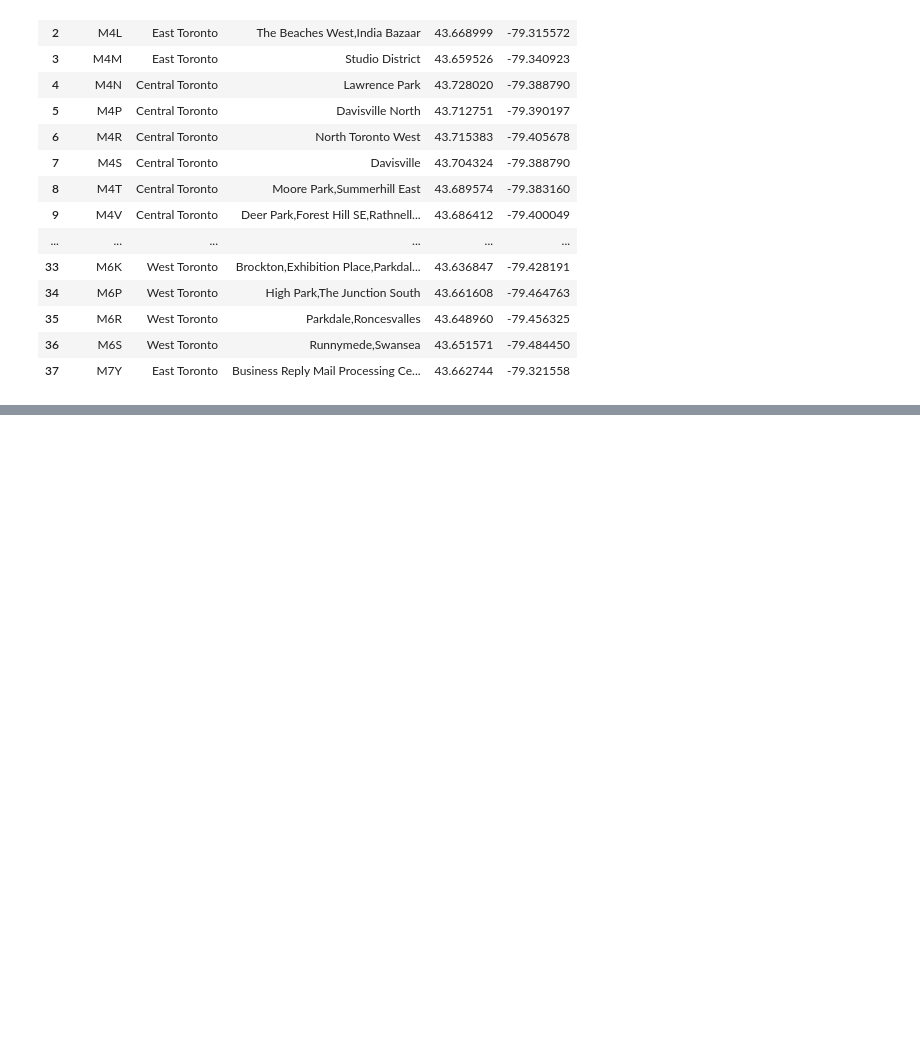
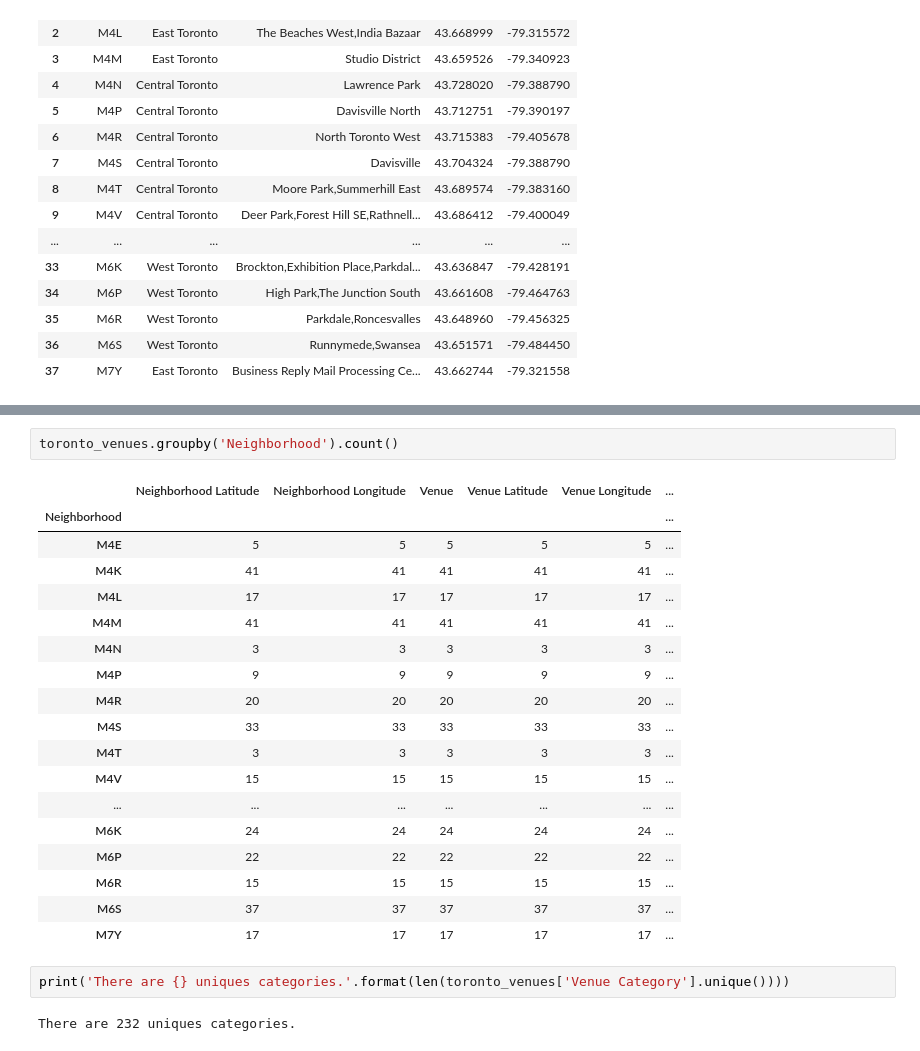
Before and after one commit to mjzalewski/Coursera_Capstone, a Jupyter notebook: Segmenting_Toronto.ipynb, the cells around one changed output, grey strips where cells are left out. Cells and saved outputs as stored; diff of their text form; blank space fills up the shorter version.

```diff
--- a/Segmenting_Toronto.ipynb
+++ b/Segmenting_Toronto.ipynb
@@ -170,0 +283,25 @@ df_toronto
+# %%
+toronto_venues.groupby('Neighborhood').count()
+# %% [output]
+|  | Neighborhood Latitude | Neighborhood Longitude | Venue | Venue Latitude | Venue Longitude | ... |
+| Neighborhood |  |  |  |  |  | ... |
+| M4E | 5 | 5 | 5 | 5 | 5 | ... |
+| M4K | 41 | 41 | 41 | 41 | 41 | ... |
+| M4L | 17 | 17 | 17 | 17 | 17 | ... |
+| M4M | 41 | 41 | 41 | 41 | 41 | ... |
+| M4N | 3 | 3 | 3 | 3 | 3 | ... |
+| M4P | 9 | 9 | 9 | 9 | 9 | ... |
+| M4R | 20 | 20 | 20 | 20 | 20 | ... |
+| M4S | 33 | 33 | 33 | 33 | 33 | ... |
+| M4T | 3 | 3 | 3 | 3 | 3 | ... |
+| M4V | 15 | 15 | 15 | 15 | 15 | ... |
+| ... | ... | ... | ... | ... | ... | ... |
+| M6K | 24 | 24 | 24 | 24 | 24 | ... |
+| M6P | 22 | 22 | 22 | 22 | 22 | ... |
+| M6R | 15 | 15 | 15 | 15 | 15 | ... |
+| M6S | 37 | 37 | 37 | 37 | 37 | ... |
+| M7Y | 17 | 17 | 17 | 17 | 17 | ... |
+# %%
+print('There are {} uniques categories.'.format(len(toronto_venues['Venue Category'].unique())))
+# %% [output]
+There are 232 uniques categories.
```
Also changed, not shown: parts of 40 cells of this notebook.
